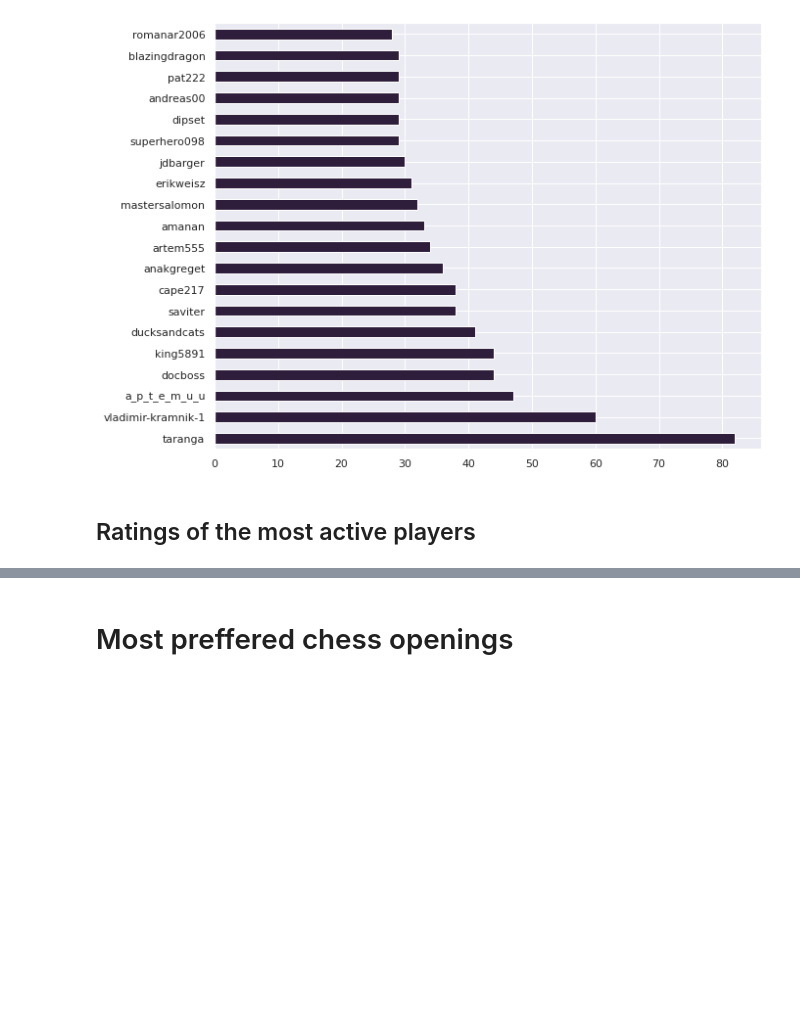
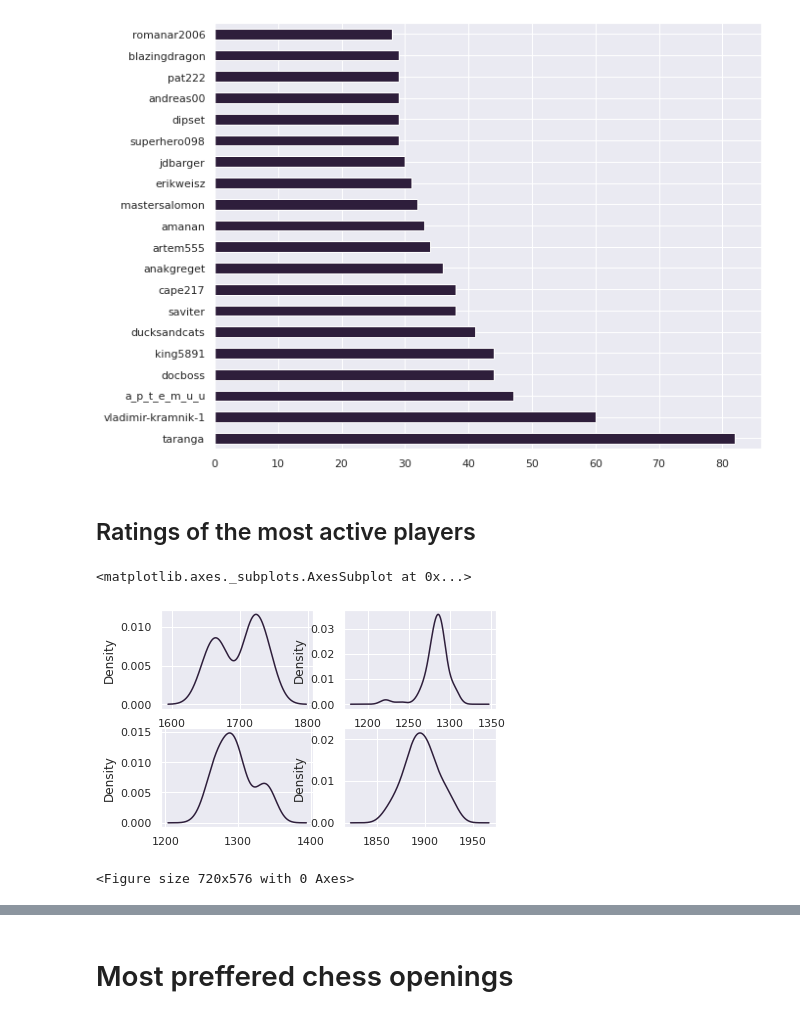
Before and after one commit to Gail529/Chess_EDA, a Jupyter notebook: chess_EDA.ipynb, the cells around one changed output, grey strips where cells are left out. Drawn from its saved outputs; the diff is of its cells as text; code cells hidden in the pictures; blank space fills up the shorter version.

```diff
--- a/chess_EDA.ipynb
+++ b/chess_EDA.ipynb
@@ -30,3 +30,23 @@ ax=data['black_id'].value_counts().head(20).plot(kind='barh')
 [figure]
 # %% [markdown]
 ## Ratings  of the most active players
+# %%
+
+anakgreget_data=data.loc[data['white_id'] == 'anakgreget' ]
+taranga_data=data.loc[data['white_id'] == 'taranga' ]
+bleda_data=data.loc[data['white_id'] == 'bleda' ]
+ssf7_data=data.loc[data['white_id'] == 'ssf7' ]
+
+
+sns.set_theme(style='darkgrid',palette="mako")
+fig, axes = plt.subplots(nrows=2, ncols=2)
+plt.figure(figsize=(10,8))
+
+anakgreget_data['white_rating'].plot(kind='kde',ax=axes[0,0])
+taranga_data['white_rating'].plot(kind='kde',ax=axes[0,1])
+bleda_data['white_rating'].plot(kind='kde',ax=axes[1,0])
+ssf7_data['white_rating'].plot(kind='kde',ax=axes[1,1])
+# %% [output]
+<matplotlib.axes._subplots.AxesSubplot at 0x...>
+[figure, added]
+<Figure size 720x576 with 0 Axes>
```
Also changed, not shown: parts of 5 cells of this notebook.
